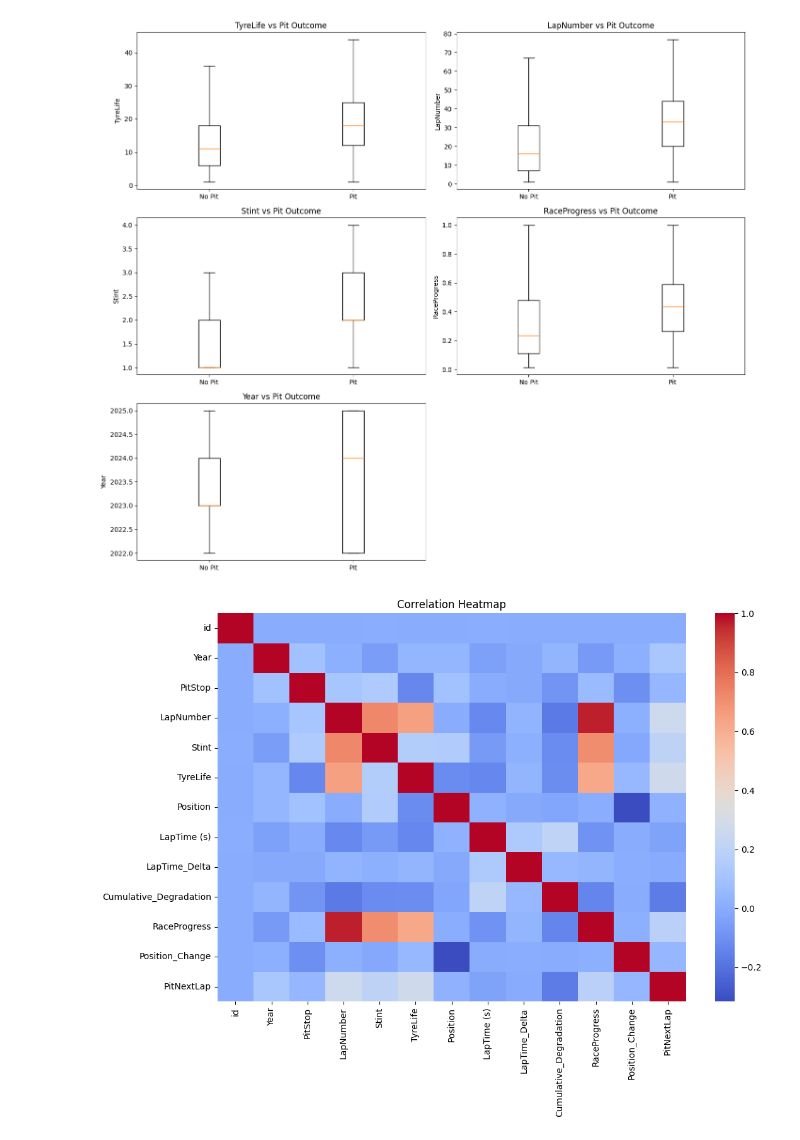
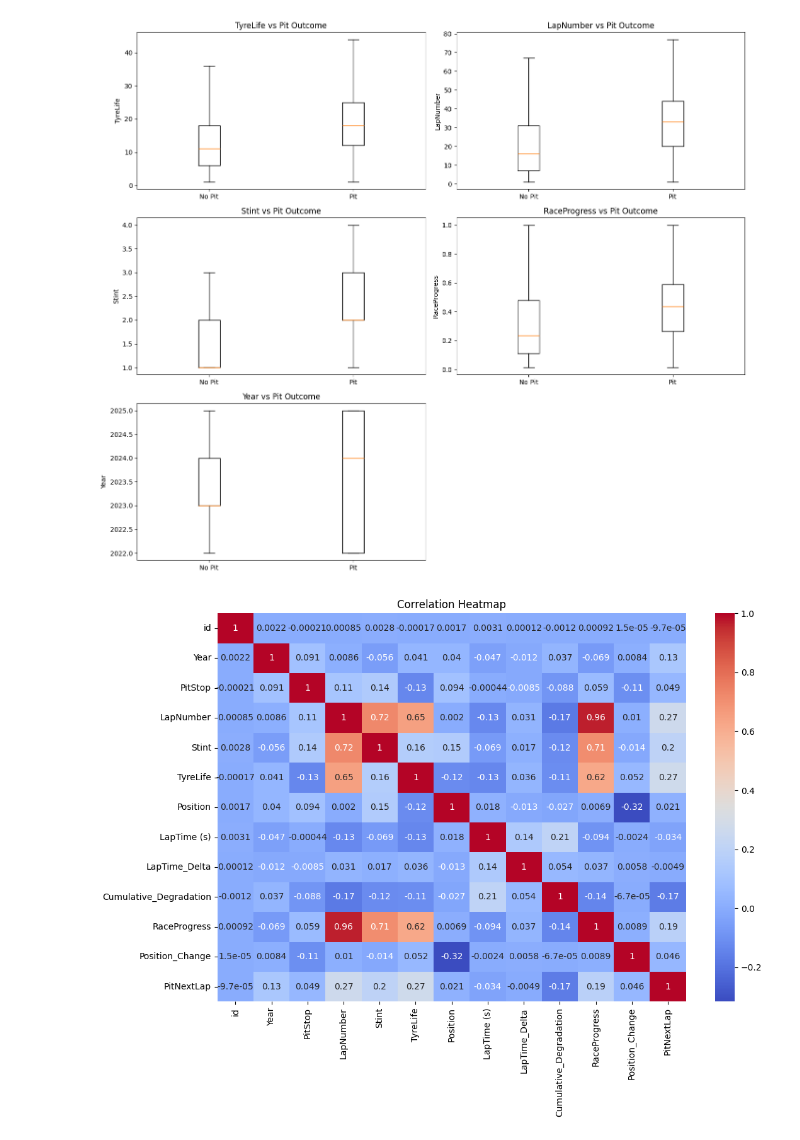
Before and after one commit to ripims1/Predicting-F1-Pitstops, a Jupyter notebook: notebooks/feature_analysis.ipynb, the cells around one changed output. Cells and saved outputs as stored; diff of their text form; code cells hidden in the pictures.

Commit message:
Modified correlation matrix slightly and implemented new features into lgbm model

```diff
--- a/notebooks/feature_analysis.ipynb
+++ b/notebooks/feature_analysis.ipynb
@@ -144,11 +144,11 @@ plt.show()
 # %%
 # Correlation heatmap
 correlation_matrix = train.corr(numeric_only=True)
 plt.figure(figsize=(12,8))
 
-sea.heatmap(correlation_matrix, cmap="coolwarm")
+sea.heatmap(correlation_matrix, cmap="coolwarm", annot=True)
 
 plt.title("Correlation Heatmap")
 plt.show()
 # %% [output]
-[figure, old version]
+[figure, new version]
```
Also changed, not shown: 1 other file.
